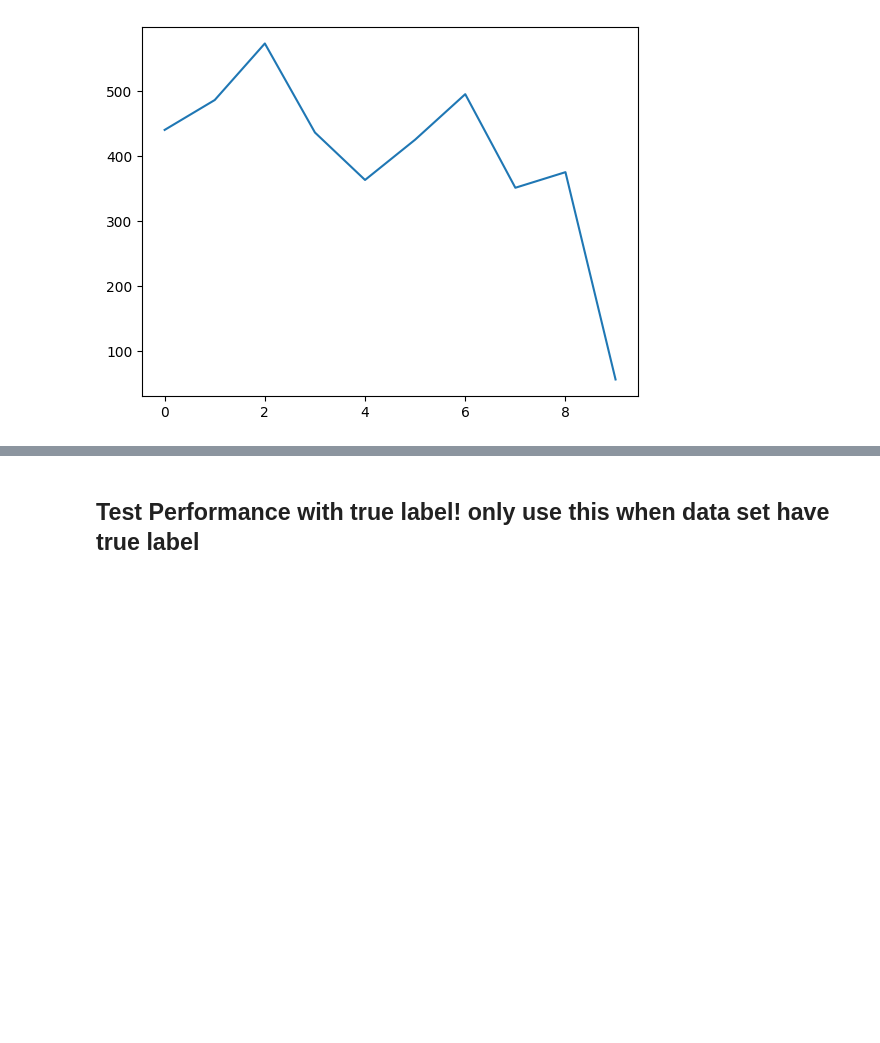
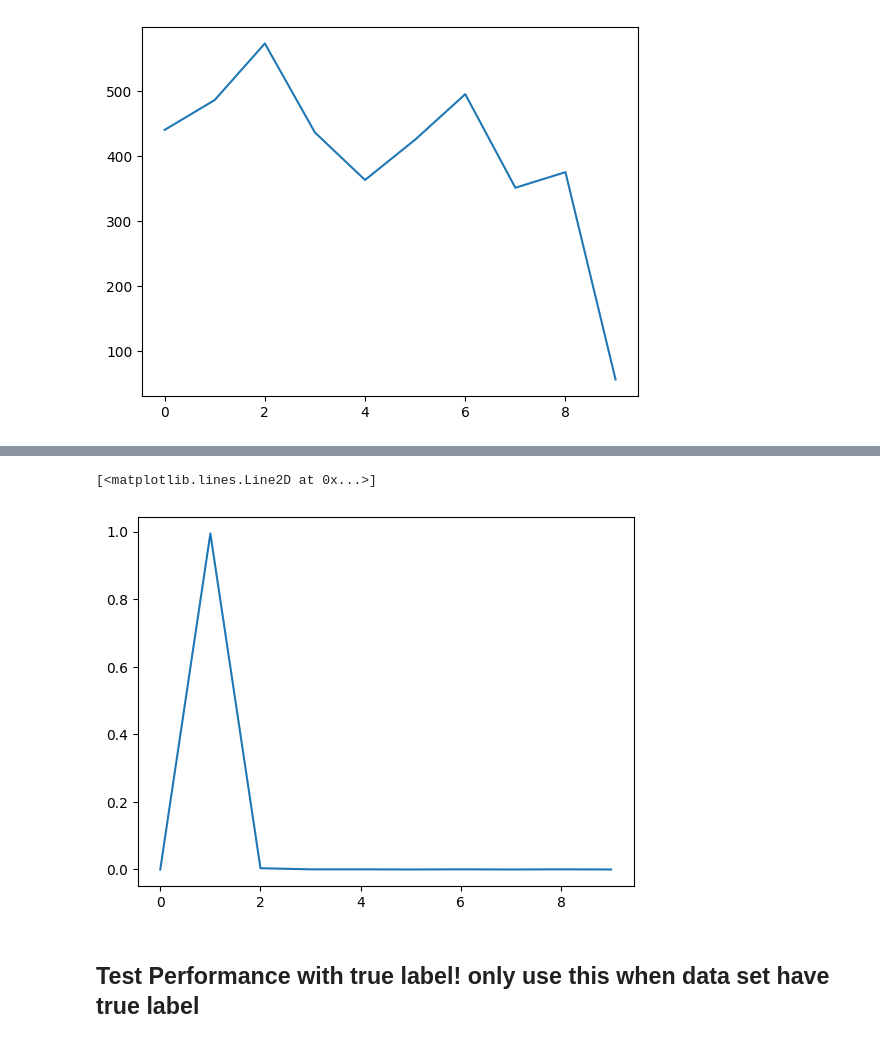
Before and after one commit to b23shen/2515-Project, a Jupyter notebook: Image Features.ipynb, the cells around one changed output, grey strips where cells are left out. Cells and saved outputs as stored; diff of their text form; code cells hidden in the pictures; blank space fills up the shorter version.

```diff
--- a/Image Features.ipynb
+++ b/Image Features.ipynb
@@ -559,3 +570,6 @@ plt.plot(regroup_cluster_size)
 # %% [output]
 [<matplotlib.lines.Line2D at 0x...>]
 [figure]
+# %%
+population_of_cluster = np.asmatrix([get_population_in_cluster_i(y_test, kmeans.labels_,i) for i in range(number_of_class)])
+population_of_cluster
@@ -562,3 +587,9 @@ plt.plot(regroup_cluster_size)
+# %%
+_, norm_score = get_score(population_of_cluster)
+plt.plot(norm_score[9])
+# %% [output]
+[<matplotlib.lines.Line2D at 0x...>]
+[figure, added]
 # %% [markdown]
 ## Test Performance with true label! only use this when data set have true label
 # %% [markdown]
```
Also changed, not shown: parts of 5 cells of this notebook.
